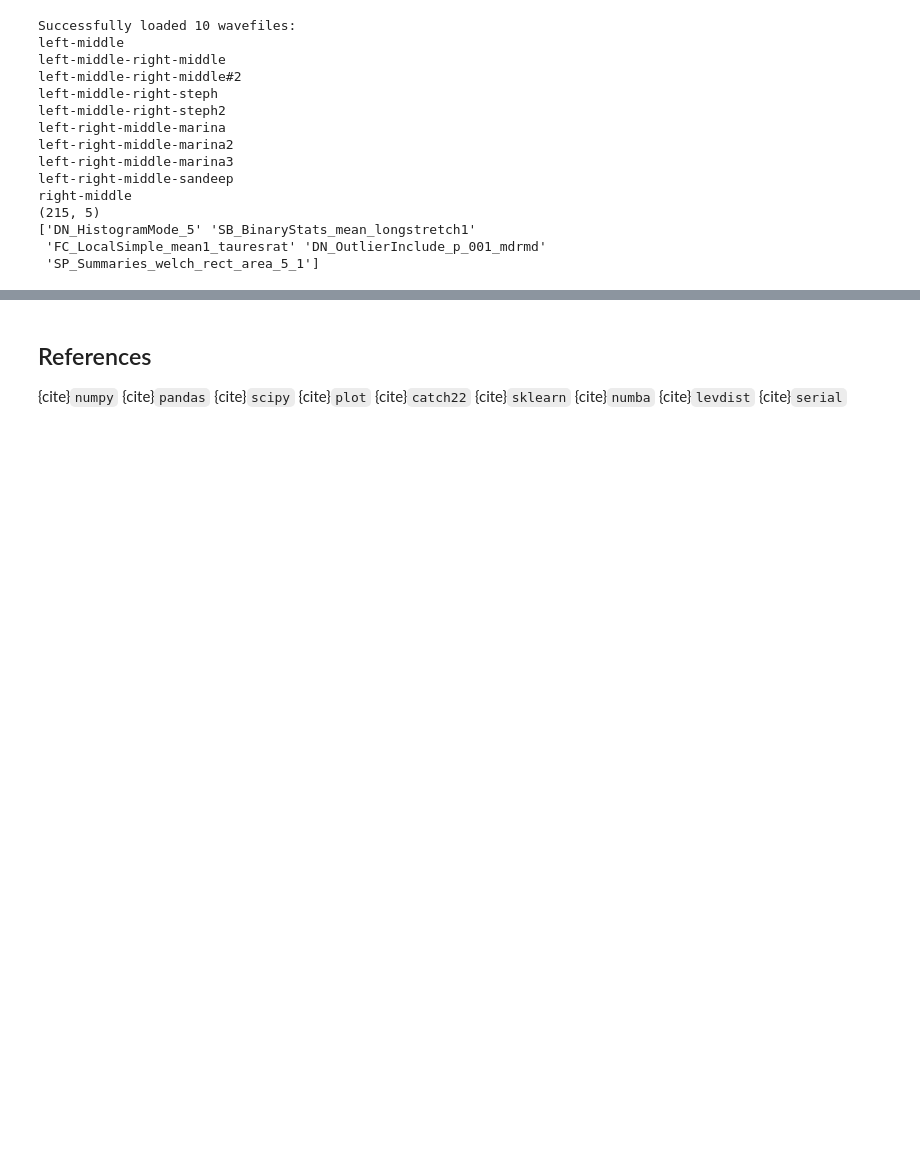
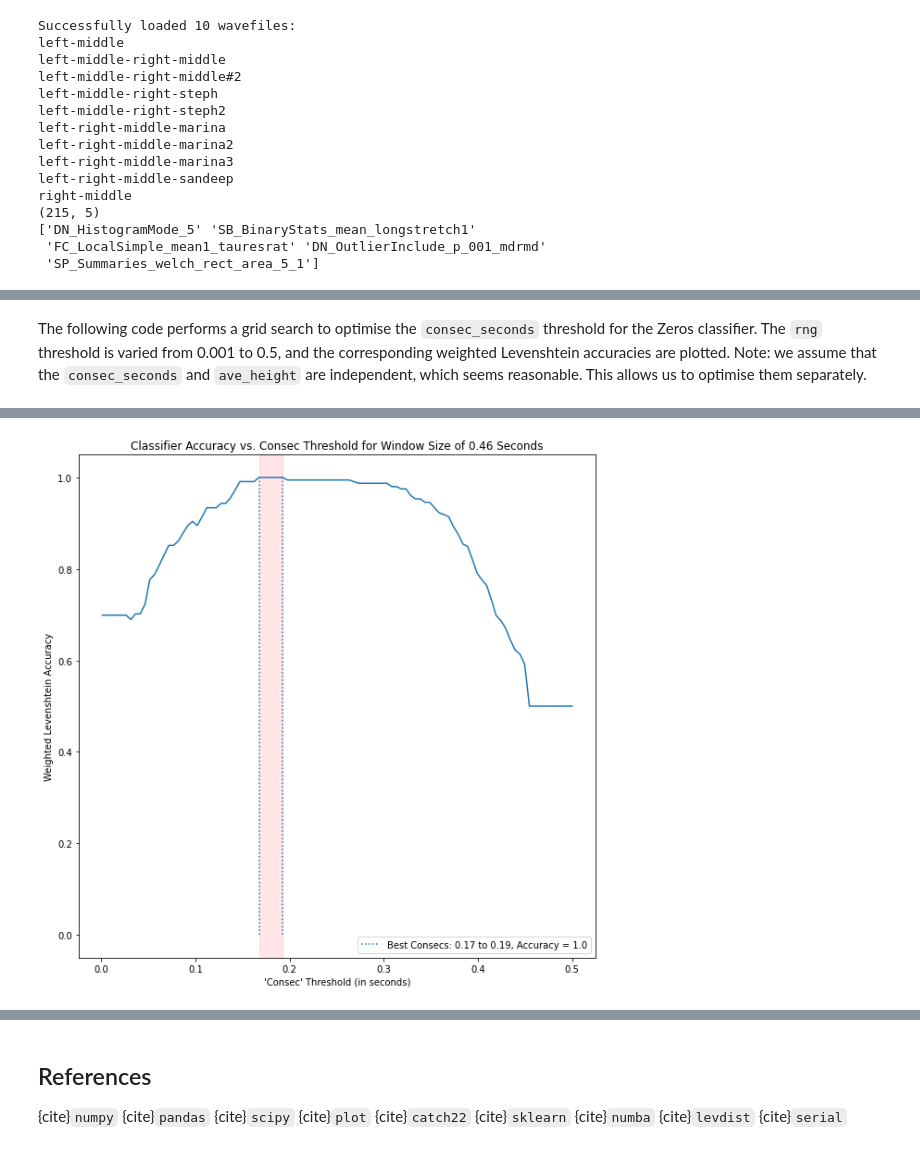
Before and after one commit to BruceWangXD/SpaceInvaders, a Jupyter notebook: Report/report_book/Reproducible_Report.ipynb, the cells around one changed output, grey strips where cells are left out. Drawn from its saved outputs; the diff is of its cells as text; code cells hidden in the pictures; blank space fills up the shorter version.

```diff
--- a/Report/report_book/Reproducible_Report.ipynb
+++ b/Report/report_book/Reproducible_Report.ipynb
@@ -1303,0 +1400,78 @@ if compute_all:
+# %% [markdown]
+The following code performs a grid search to optimise the `consec_seconds` threshold for the Zeros classifier. The `rng` threshold is varied from 0.001 to 0.5, and the corresponding weighted Levenshtein accuracies are plotted. Note: we assume that the `consec_seconds` and `ave_height` are independent, which seems reasonable. This allows us to optimise them separately.
+# %%
+classifiers2 = {"Zeros": zeroes_classifier}
+
+file_accuracies = {}
+
+buffer_size_sec = 0.05
+if compute_all:
+    for classifier_label, classifier in classifiers2.items():
+        print(classifier_label)
+        for consec_threshold in np.linspace(0.001, 0.5, 100):
+            print("\nCurrent Consec Threshold:", consec_threshold)
+
+    #         hyp_consecutive_triggers = int(np.ceil(det_window/buffer_size))
+
+            current_accuracies = []
+            for i, key in enumerate(waves):
+
+                predictions, predictions_timestamps = streaming_classifier(
+                    waves[key],
+                    samprate,
+                    classifiers[classifier_label],
+                    classifier_params={"consec_seconds": consec_threshold, "ave_height": 25},
+                    input_buffer_size_sec = buffer_size_sec,
+                    classification_window_size_sec = 0.46,  #opt_det_window + 0.01
+                    detection_window_size_sec = 0.45,       #opt_det_window
+                    detection_window_offset_sec = 0.005,   #offset
+                    calibration_window_size_sec = 5,
+                    calibration_statistic_function = lambda x: ts_zero_crossings(x)/len(x),
+                    event_test_statistic_function = lambda x: ts_zero_crossings(x)/len(x),
+                    event_threshold_factor = 0.33,          #opt_thresh
+                    flip_threshold = True,
+                    consecutive_event_triggers = 3,
+                    consecutive_nonevent_reset = 10,
+                    live = False,
+                )
+
+                actuals = "".join(labels[key].label)
+                lev_dist = my_lev_dist(predictions, actuals)
+                acc = max((len(actuals) - lev_dist), 0)/len(actuals)
+                current_accuracies.append(acc)
+            if consec_threshold in file_accuracies:
+                file_accuracies[consec_threshold] += current_accuracies
+            else:
+                file_accuracies[consec_threshold] = current_accuracies
+
+
+    ave_accuracies_per_consec_val = {}
+    for consec_thresh, acc_each_file_ls in file_accuracies.items():
+        ave_accuracies_per_consec_val[consec_thresh] = sum(acc_each_file_ls) / len(acc_each_file_ls)
+
+    print("done")
+
+    best_consecs = []
+    best_value = 0
+    for acc in ave_accuracies_per_consec_val.values():
+        if round(acc, 5) > round(best_value, 5):  #need to round because python maintains its floats very imprecisly
+            best_value = acc
+
+    for key, value in ave_accuracies_per_consec_val.items():
+        if round(value, 5) == round(best_value, 5):
+            best_consecs.append(key)
+
+    plt.figure(figsize=(10, 10))
+    plt.plot(ave_accuracies_per_consec_val.keys(), ave_accuracies_per_consec_val.values())
+    if len(best_consecs) > 1:
+        plt.vlines(best_consecs[0], 0, best_value, linestyle=":", label=f"Best Consecs: {round(best_consecs[0], 2)} to {round(best_consecs[len(best_consecs) - 1], 2)}, Accuracy = {round(best_value, 2)}")
+        plt.vlines(best_consecs[len(best_consecs) - 1], 0, best_value, linestyle=":")
+        plt.axvspan(best_consecs[0], best_consecs[len(best_consecs) - 1], alpha=0.1, color='red')
+    else:
+        plt.vlines(best_consecs[0], 0, best_value, linestyle=":", label=f"Best Consec: {round(best_consecs[0], 2)}, Accuracy = {round(best_value, 2)}")
+
+    plt.legend(loc = "lower right")
+    plt.ylabel("Weighted Levenshtein Accuracy")
+    plt.xlabel("'Consec' Threshold (in seconds)")
+    plt.title("Classifier Accuracy vs. Consec Threshold for Window Size of 0.46 Seconds")
+# %% [output]
@@ -1303,0 +1495 @@ if compute_all:
+[figure, added]
```
Also changed, not shown: parts of 6 cells of this notebook.
